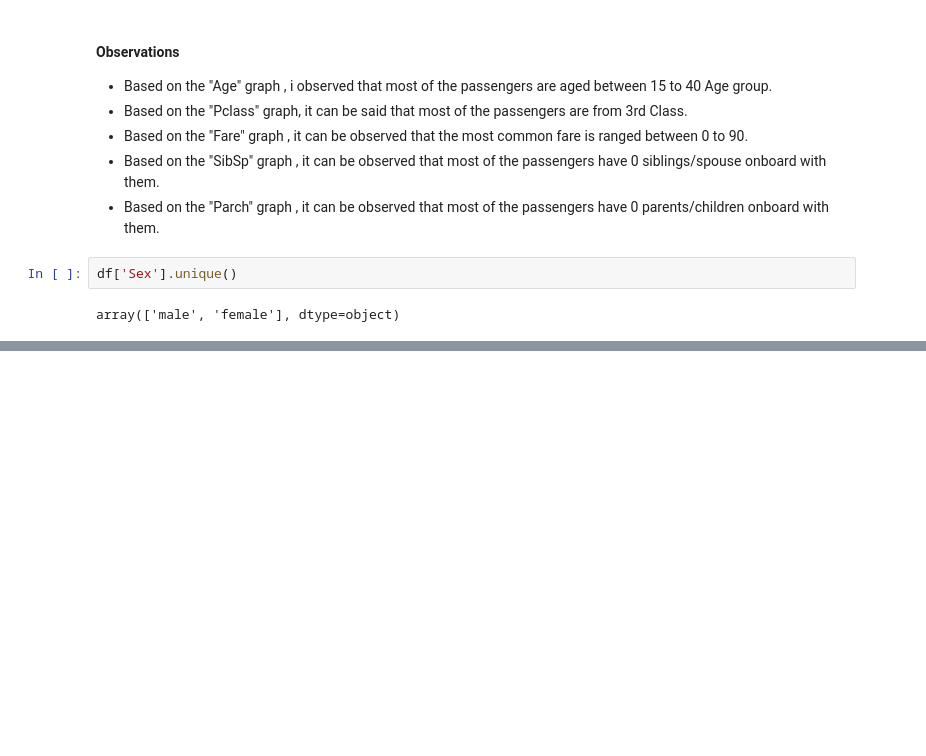
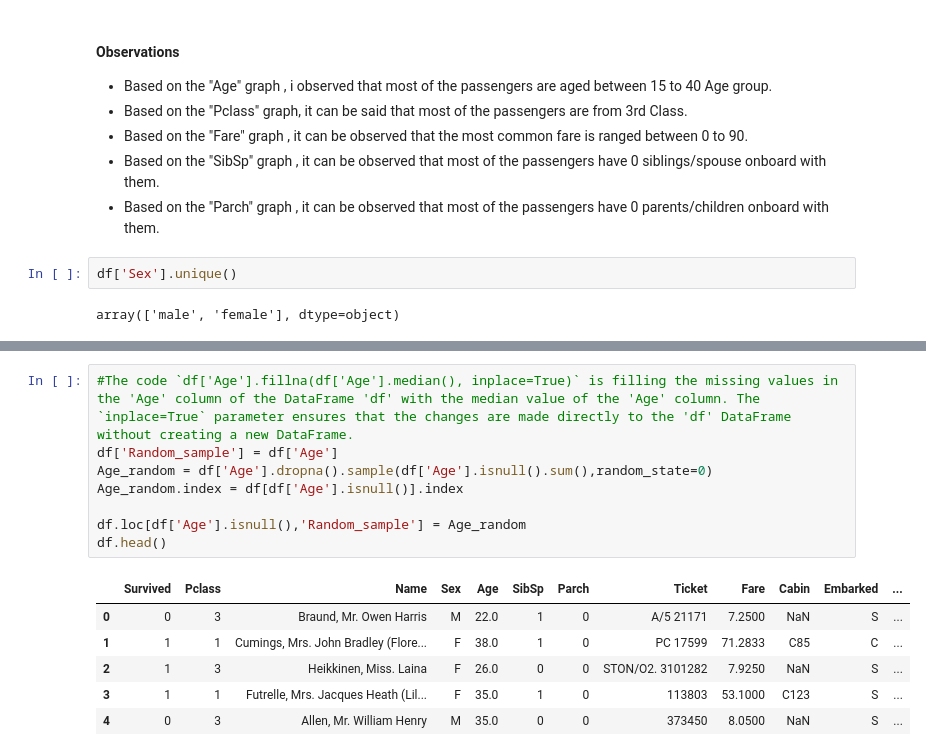
Before and after one commit to singh-manavv/Titanic-Dataset, a Jupyter notebook: titanic.ipynb, the cells around one changed output, grey strips where cells are left out. Saved outputs shown, nothing was run; the diff lists cells and outputs as text; blank space fills up the shorter version.

```diff
--- a/titanic.ipynb
+++ b/titanic.ipynb
@@ -133,0 +151,15 @@ df.head()
+# %%
+#The code `df['Age'].fillna(df['Age'].median(), inplace=True)` is filling the missing values in the 'Age' column of the DataFrame 'df' with the median value of the 'Age' column. The `inplace=True` parameter ensures that the changes are made directly to the 'df' DataFrame without creating a new DataFrame.
+df['Random_sample'] = df['Age']
+Age_random = df['Age'].dropna().sample(df['Age'].isnull().sum(),random_state=0)
+Age_random.index = df[df['Age'].isnull()].index
+
+df.loc[df['Age'].isnull(),'Random_sample'] = Age_random
+df.head()
+# %% [output]
+|  | Survived | Pclass | Name | Sex | Age | SibSp | Parch | Ticket | Fare | Cabin | Embarked | ... |
+| 0 | 0 | 3 | Braund, Mr. Owen Harris | M | 22.0 | 1 | 0 | A/5 21171 | 7.2500 | NaN | S | ... |
+| 1 | 1 | 1 | Cumings, Mrs. John Bradley (Flore... | F | 38.0 | 1 | 0 | PC 17599 | 71.2833 | C85 | C | ... |
+| 2 | 1 | 3 | Heikkinen, Miss. Laina | F | 26.0 | 0 | 0 | STON/O2. 3101282 | 7.9250 | NaN | S | ... |
+| 3 | 1 | 1 | Futrelle, Mrs. Jacques Heath (Lil... | F | 35.0 | 1 | 0 | 113803 | 53.1000 | C123 | S | ... |
+| 4 | 0 | 3 | Allen, Mr. William Henry | M | 35.0 | 0 | 0 | 373450 | 8.0500 | NaN | S | ... |
```
Also changed, not shown: parts of 9 cells of this notebook.
